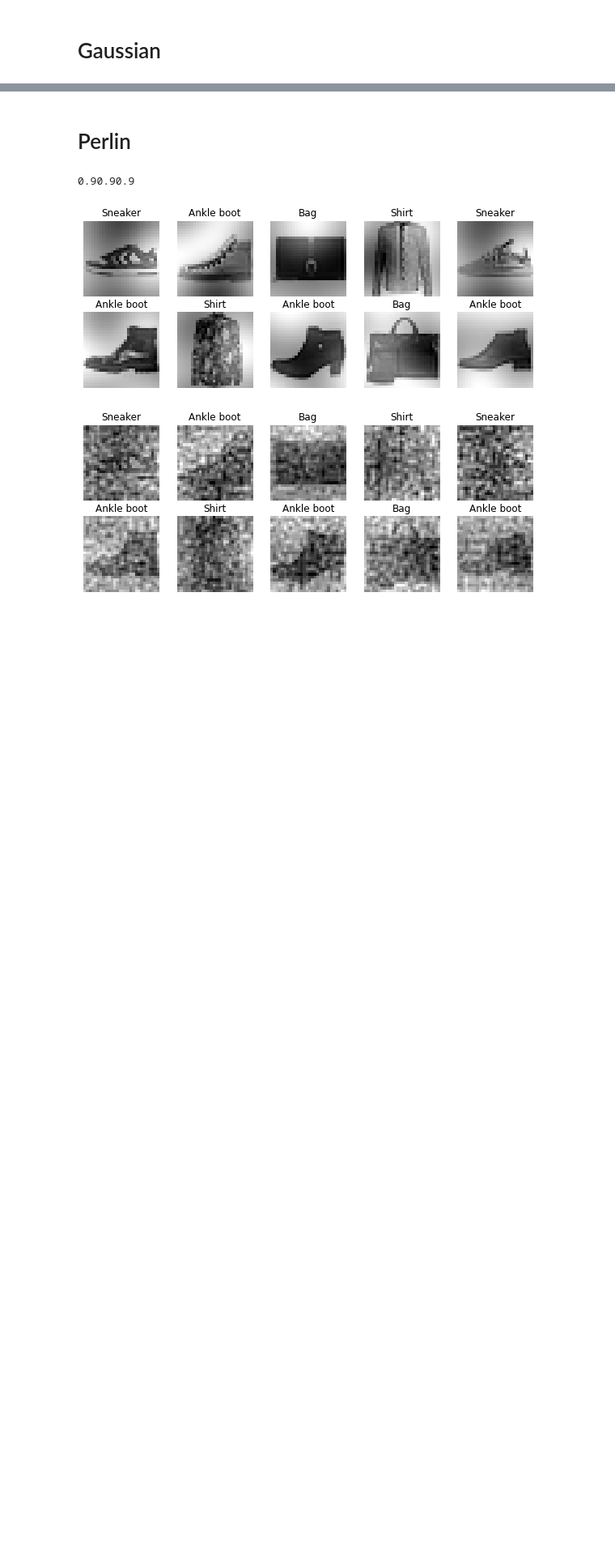
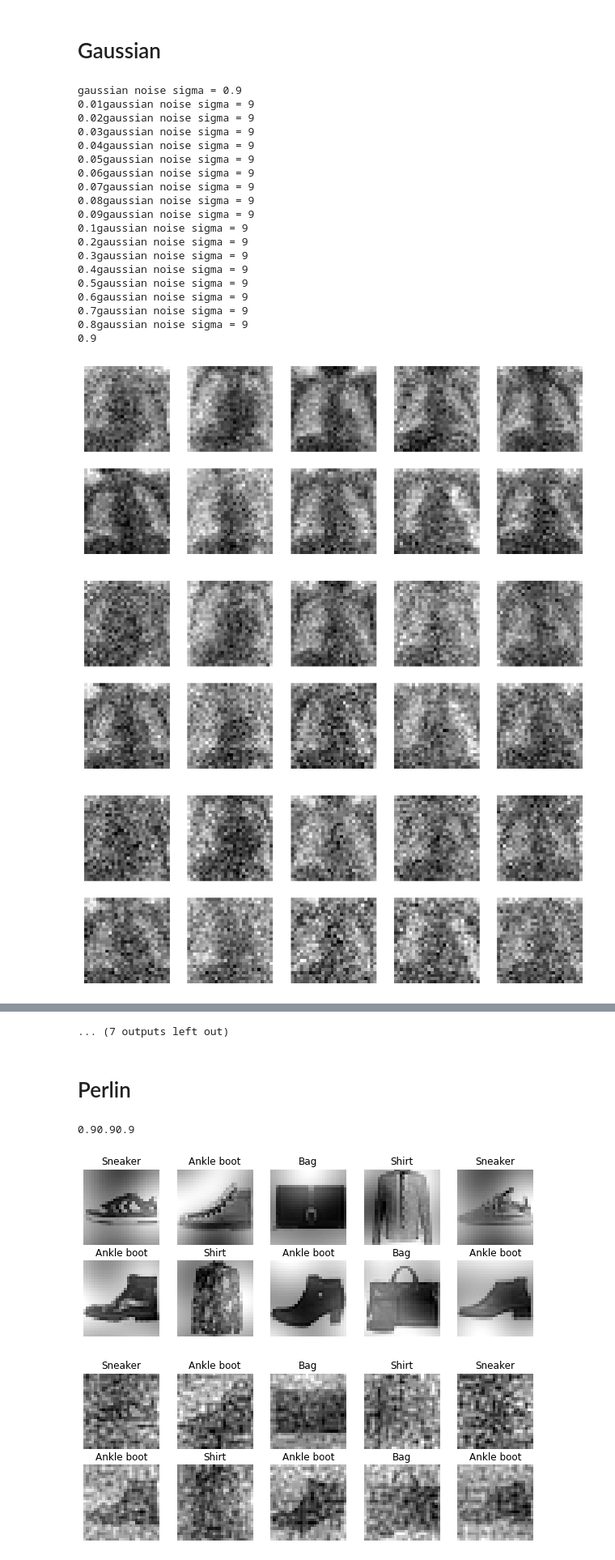
Before and after one commit to YuNariai/project_QIAO, a Jupyter notebook: data_create_medmnist.ipynb, the cells around one changed output, grey strips where cells are left out. Shown at 81% size. Cells and saved outputs as stored; diff of their text form; code cells hidden in the pictures; blank space fills up the shorter version.

```diff
--- a/data_create_medmnist.ipynb
+++ b/data_create_medmnist.ipynb
@@ -166,8 +199,8 @@ for ii in range(1,6,1):
 # %%
 if create:
   for i in tqdm([i for i in range(1,10)]+[i/10 for i in range(1,10)]):
-    sampled_images = np.load(f"./saved_data_FashionMNIST_last4/test_seqs_{seed}.npz")['arr_0']
-    sampled_labels = np.load("./saved_data_FashionMNIST_last4/test_labels.npz")['arr_0']
+    sampled_images = np.load(f"./saved_data_PneumoniaMNIST/test_seqs_{seed}.npz")['arr_0']
+    sampled_labels = np.load("./saved_data_PneumoniaMNIST/test_labels.npz")['arr_0']
     sigma = (i*0.1)**0.5
     mean = 0
     for j in range(len(sampled_labels)):
@@ -178,19 +211,42 @@ if create:
         gauss = gauss*sigma + mean
         gauss = gauss.reshape(row,col)
         sampled_images[j][_] = sampled_images[j][_] + gauss
-    np.savez_compressed(f"./saved_data_FashionMNIST_last4/gauss_{i/10.}_{seed}.npz",sampled_images)
+    np.savez_compressed(f"./saved_data_PneumoniaMNIST/gauss_{round(i/10., 2)}_{seed}.npz",sampled_images)
 # %%
 for ii in [0.01, 0.02, 0.03, 0.04, 0.05, 0.06, 0.07, 0.08, 0.09, 0.1, 0.2, 0.3, 0.4, 0.5, 0.6, 0.7, 0.8, 0.9]:
     print(f"gaussian noise sigma = {i}")
-    d = np.load(f"./saved_data_FashionMNIST_last4/gauss_{ii}_{seed}.npz")['arr_0']
-    l = np.load(f"./saved_data_FashionMNIST_last4/test_labels.npz")['arr_0']
+    d = np.load(f"./saved_data_PneumoniaMNIST/gauss_{ii}_{seed}.npz")['arr_0']
+    l = np.load(f"./saved_data_PneumoniaMNIST/test_labels.npz")['arr_0']
     plt.figure(figsize=(10, 10))
     for i in range(10):
         plt.subplot(5, 5, i + 1)
         plt.imshow(d[i+2][0], cmap=plt.cm.binary)
         plt.axis("off")
-        plt.title(class_names[l[i+2]])
+        # plt.title(class_names[l[i+2]])
 #     #plt.show()
     print(ii,end='')
-    plt.savefig(f"./saved_data_FashionMNIST_last4/gauss_{str(ii)}.png",dpi=500,transparent=False)
-    plt.savefig(f"./saved_data_FashionMNIST_last4/gauss_{str(ii)}.ps")
+    #plt.savefig(f"./saved_data_PneumoniaMNIST/gauss_{str(ii)}.png",dpi=500,transparent=False)
+    #plt.savefig(f"./saved_data_PneumoniaMNIST/gauss_{str(ii)}.ps")
+# %% [output]
+gaussian noise sigma = 0.9
+0.01gaussian noise sigma = 9
+0.02gaussian noise sigma = 9
+0.03gaussian noise sigma = 9
+0.04gaussian noise sigma = 9
+0.05gaussian noise sigma = 9
+0.06gaussian noise sigma = 9
+0.07gaussian noise sigma = 9
+0.08gaussian noise sigma = 9
+0.09gaussian noise sigma = 9
+0.1gaussian noise sigma = 9
+0.2gaussian noise sigma = 9
+0.3gaussian noise sigma = 9
+0.4gaussian noise sigma = 9
+0.5gaussian noise sigma = 9
+0.6gaussian noise sigma = 9
+0.7gaussian noise sigma = 9
+0.8gaussian noise sigma = 9
+0.9
+[figure, added]
+[figure, added]
+[figure, added]
@@ -197,3 +261,4 @@ for ii in [0.01, 0.02, 0.03, 0.04, 0.05, 0.06, 0.07, 0.08, 0.09, 0.1, 0.2, 0.3,
+... (7 outputs left out)
 # %% [markdown]
 # Perlin
 # %%
```
Also changed, not shown: parts of 6 cells of this notebook.
